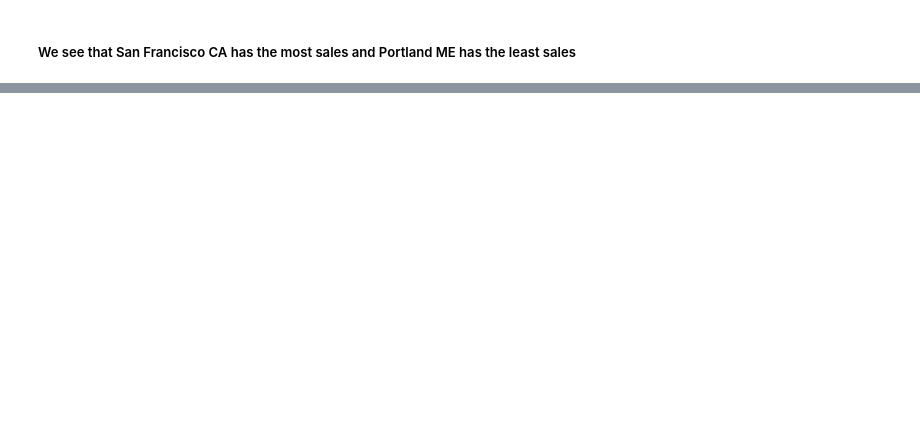
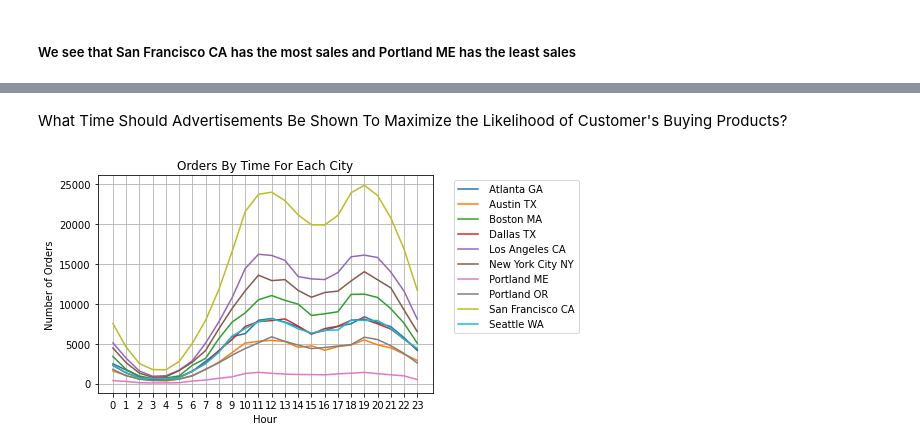
Before and after one commit to yuehangit/PythonPandasSalesAnalysis, a Jupyter notebook: SalesAnalysisProject.ipynb, the cells around one changed output, grey strips where cells are left out. Cells and saved outputs as stored; diff of their text form; code cells hidden in the pictures; blank space fills up the shorter version.

```diff
--- a/SalesAnalysisProject.ipynb
+++ b/SalesAnalysisProject.ipynb
@@ -148,0 +160,17 @@ plt.show()
+# %% [markdown]
+What Time Should Advertisements Be Shown To Maximize the Likelihood of Customer's Buying Products?
+# %%
+hours = [hour for hour, df in year_data.groupby(['Hour'])]
+hour_data = year_data.groupby(['City','Hour']).count().reset_index()
+
+sns.lineplot(x='Hour', y='Product',data = hour_data, hue='City')
+
+plt.xlabel('Hour')
+plt.xticks(hours)
+plt.ylabel('Number of Orders')
+plt.title('Orders By Time For Each City')
+plt.legend(bbox_to_anchor=(1.05, 1), loc='upper left')
+plt.grid()
+plt.show()
+# %% [output]
+[figure, added]
```
Also changed, not shown: parts of 13 cells of this notebook.
